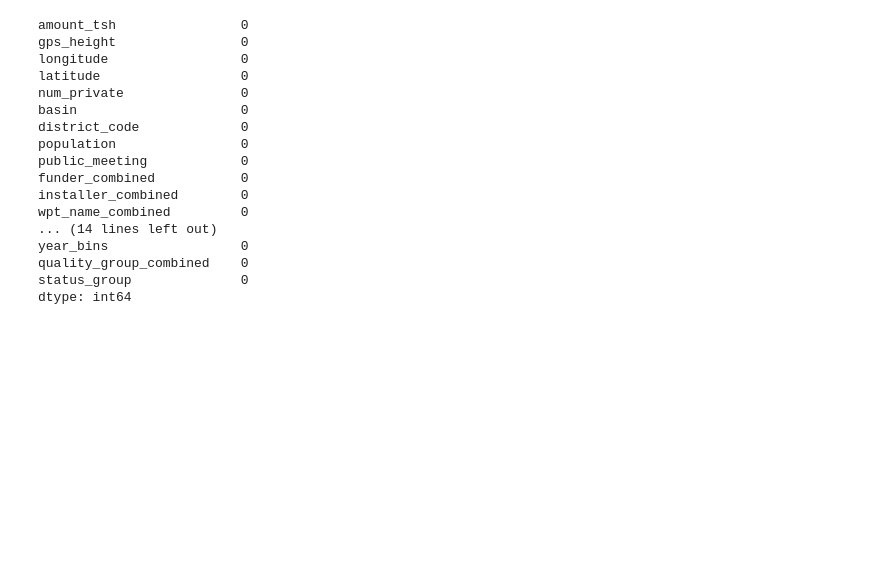
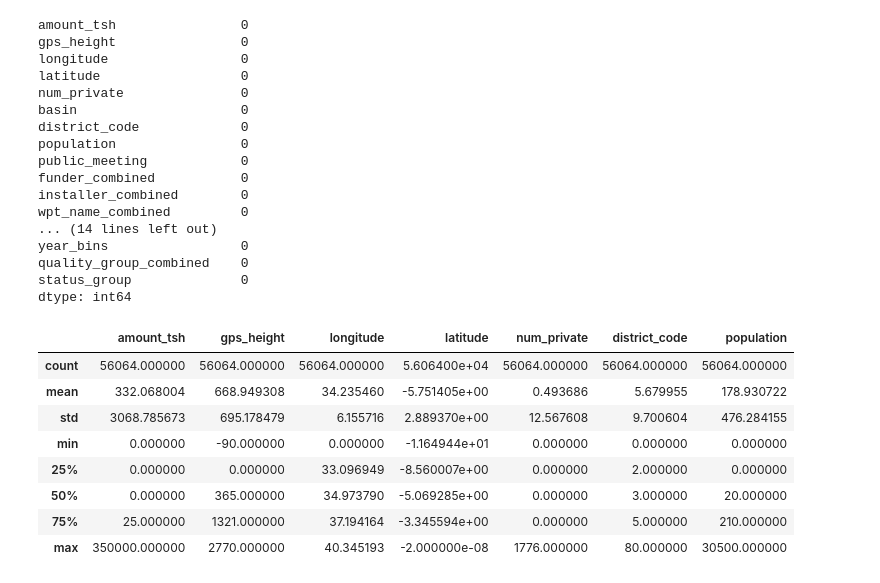
Before and after one commit to hardymunjal/MultiClass_Pump_Prediction, a Jupyter notebook: src/data_cleaning_final.ipynb, the cells around one changed output. Saved outputs shown, nothing was run; the diff lists cells and outputs as text; code cells hidden in the pictures; blank space fills up the shorter version.

```diff
--- a/src/data_cleaning_final.ipynb
+++ b/src/data_cleaning_final.ipynb
@@ -1535,3 +1560,15 @@ year_bins                 0
 quality_group_combined    0
 status_group              0
 dtype: int64
+# %%
+test_df.describe()
+# %% [output]
+|  | amount_tsh | gps_height | longitude | latitude | num_private | district_code | population |
+| count | 56064.000000 | 56064.000000 | 56064.000000 | 5.606400e+04 | 56064.000000 | 56064.000000 | 56064.000000 |
+| mean | 332.068004 | 668.949308 | 34.235460 | -5.751405e+00 | 0.493686 | 5.679955 | 178.930722 |
+| std | 3068.785673 | 695.178479 | 6.155716 | 2.889370e+00 | 12.567608 | 9.700604 | 476.284155 |
+| min | 0.000000 | -90.000000 | 0.000000 | -1.164944e+01 | 0.000000 | 0.000000 | 0.000000 |
+| 25% | 0.000000 | 0.000000 | 33.096949 | -8.560007e+00 | 0.000000 | 2.000000 | 0.000000 |
+| 50% | 0.000000 | 365.000000 | 34.973790 | -5.069285e+00 | 0.000000 | 3.000000 | 20.000000 |
+| 75% | 25.000000 | 1321.000000 | 37.194164 | -3.345594e+00 | 0.000000 | 5.000000 | 210.000000 |
+| max | 350000.000000 | 2770.000000 | 40.345193 | -2.000000e-08 | 1776.000000 | 80.000000 | 30500.000000 |
```
Also changed, not shown: parts of 11 cells of this notebook, 3 other files.
